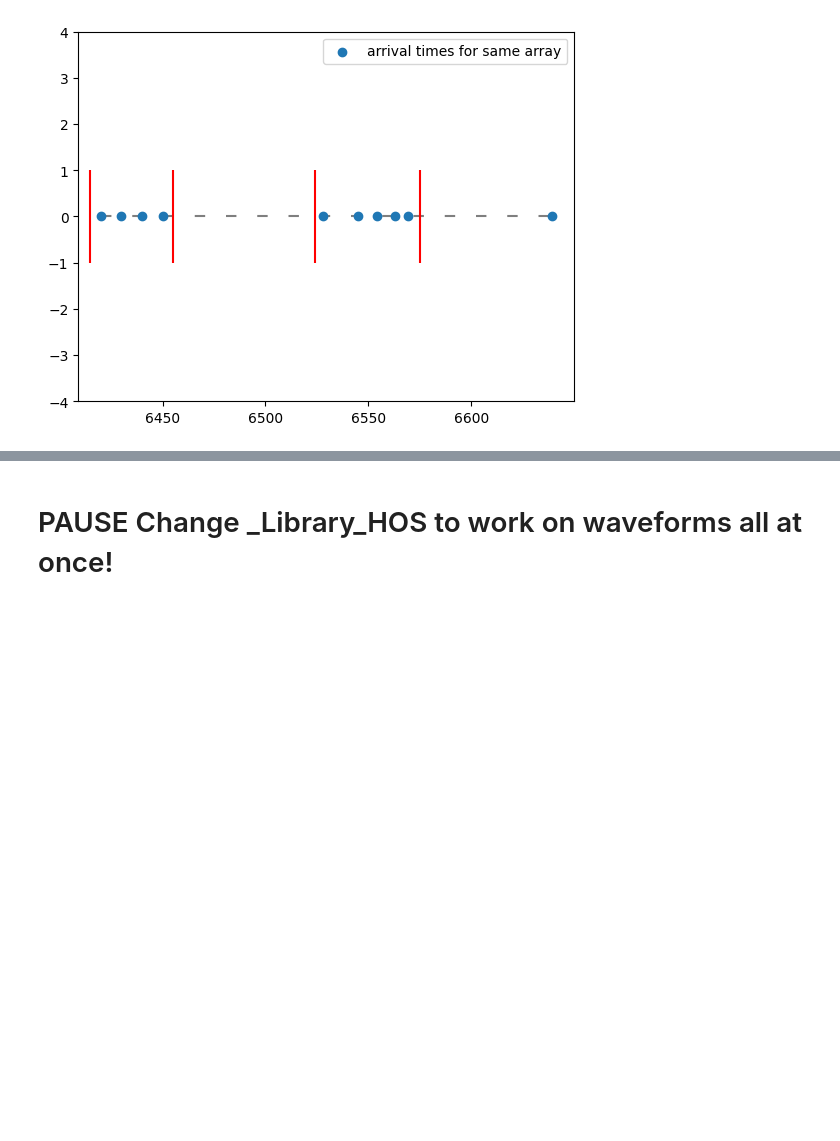
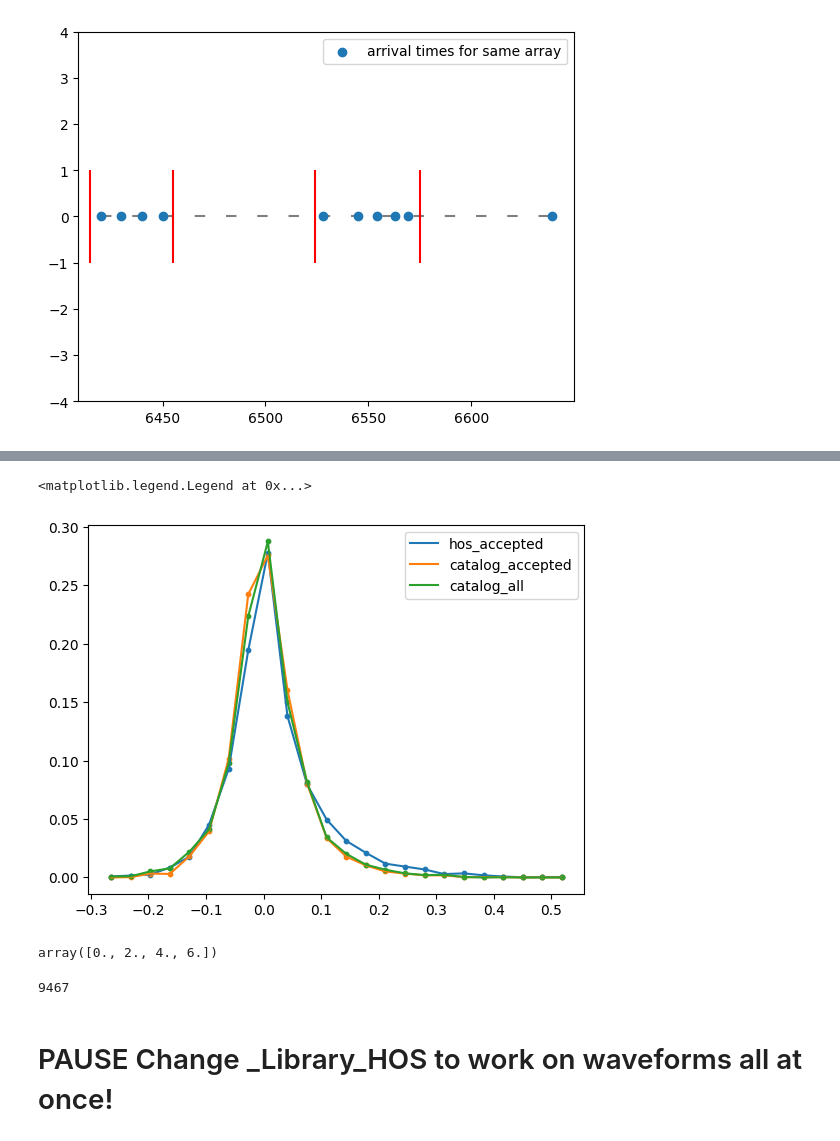
Before and after one commit to Nemenick/primoprogetto, a Jupyter notebook: Codici/_DETECT_HOS.ipynb, the cells around one changed output, grey strips where cells are left out. Drawn from its saved outputs; the diff is of its cells as text; code cells hidden in the pictures; blank space fills up the shorter version.

```diff
--- a/Codici/_DETECT_HOS.ipynb
+++ b/Codici/_DETECT_HOS.ipynb
@@ -503,7 +423,7 @@ D.demean(semiamp = 200)
 import pandas as pd
 import numpy as np
 times_hos= pd.read_csv("/home/silvia/Desktop/ONSET_HOS/ONSET_DETECT_whole_checked(std15_tolerance40).csv")
-times_hos_cond = times_hos[(times_hos["Accept"] == True) * (times_hos["trace_P_arrival_sample"] >= 0)]
+times_hos_cond = times_hos[(times_hos["Accept"] == "TRUE") * (times_hos["trace_P_arrival_sample"] >= 0)]
 
 event_list = np.array([s[:12] for s in times_hos_cond["trace_name"]])
 event_uniq = list(set(event_list))
@@ -758,8 +678,8 @@ S_th = 0.06
 indici_buone = []
 
 times_hos= pd.read_csv("/home/silvia/Desktop/ONSET_HOS/ONSET_DETECT_whole_checked(std15_tolerance40).csv")
-#times_hos_cond = times_hos[(times_hos["Accept"] == True) & (times_hos["trace_P_arrival_sample"] >= 0)]
-times_hos_cond = times_hos[(times_hos["Accept"] == True)]
+#times_hos_cond = times_hos[(times_hos["Accept"] == "TRUE") & (times_hos["trace_P_arrival_sample"] >= 0)]
+times_hos_cond = times_hos[(times_hos["Accept"] == "TRUE")]
 
 
 event_list = np.array([s[:12] for s in times_hos_cond["trace_name"]])
@@ -851,0 +775,13 @@ plt.legend()
+# %%
+import pandas as pd
+from Classe_sismogramma_v3 import ClasseDataset
+import numpy as np
+import _Library_HOS
+from _Library_HOS import semblance
+import scipy.signal as sc_sig
+import matplotlib.pyplot as plt
+hd = "/home/silvia/Desktop/Data/DETECT/Detect_all_data_extended.hdf5"
+cs = "/home/silvia/Desktop/Data/DETECT/Detect_all_metadata_extended.csv"
+D = ClasseDataset()
+D.leggi_custom_dataset(hd,cs)
+D.demean()
@@ -852,3 +890,34 @@ plt.legend()
+# %%
+size = 10
+bin_global = (bh[0:-1]+ bh[1:])/2
+
+plt.plot(bin_global,a_sh,label="hos_accepted")
+plt.scatter(bin_global,a_sh,s=size)
+
+plt.plot(bin_global,a_sc,label="catalog_accepted")
+plt.scatter(bin_global,a_sc,s=size)
+
+
+plt.plot(bin_global,a_sa,label="catalog_all")
+plt.scatter(bin_global,a_sa,s=size)
+
+plt.legend()
+# %% [output]
+<matplotlib.legend.Legend at 0x...>
+[figure, added]
+# %%
+b = np.array([-1,1,3,5,7])
+(b[0:-1]+b[1:])/2
+# %% [output]
+array([0., 2., 4., 6.])
+# %%
+count = 0
+for i in t3.index:
+    if i in t4.index:
+        count += 1
+count
+# %% [output]
+9467
 # %% [markdown]
 #  PAUSE Change _Library_HOS to work on waveforms all at once!
 # %% [markdown]
```
Also changed, not shown: parts of 18 cells of this notebook, 5 other files.
